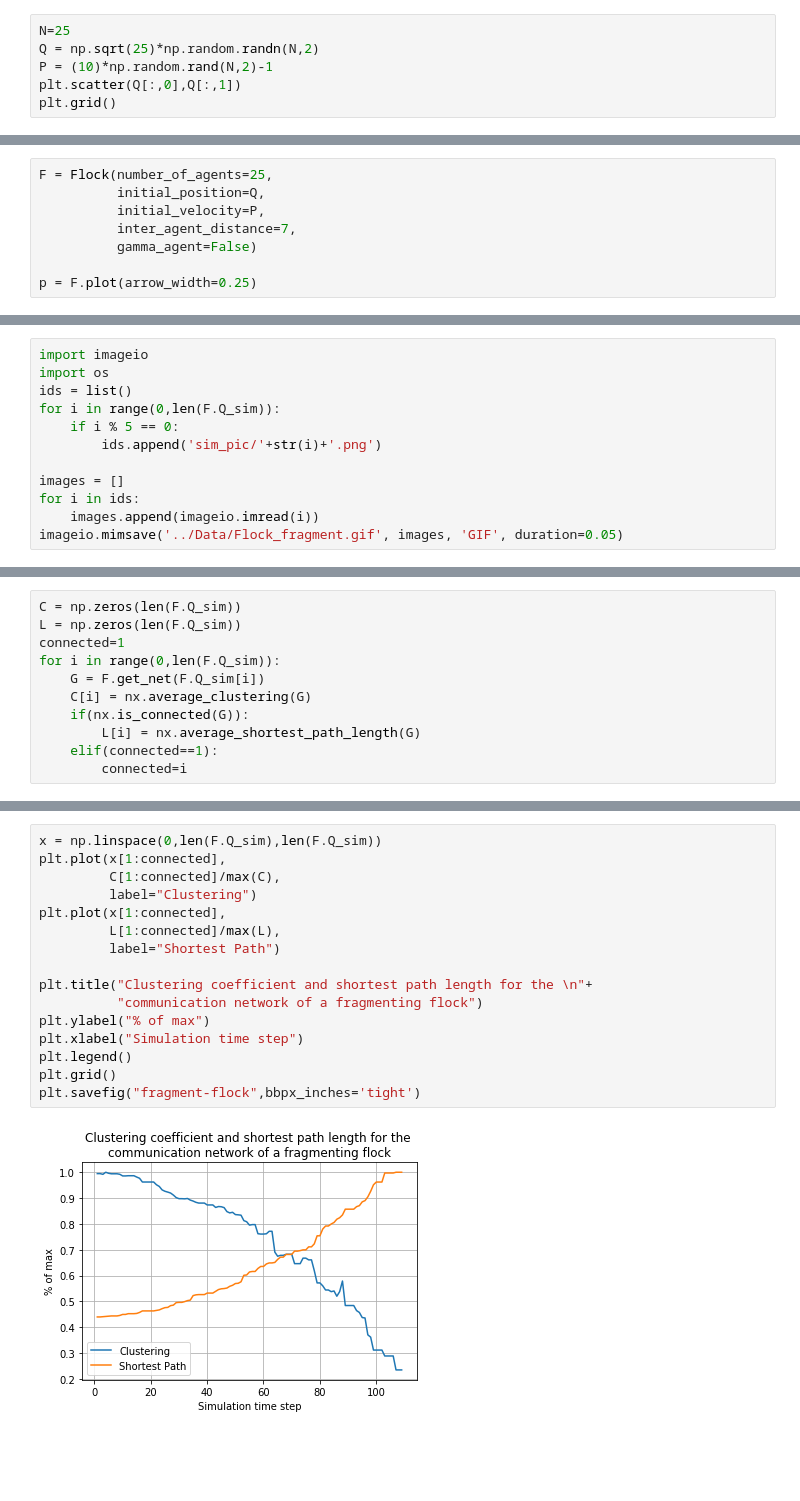
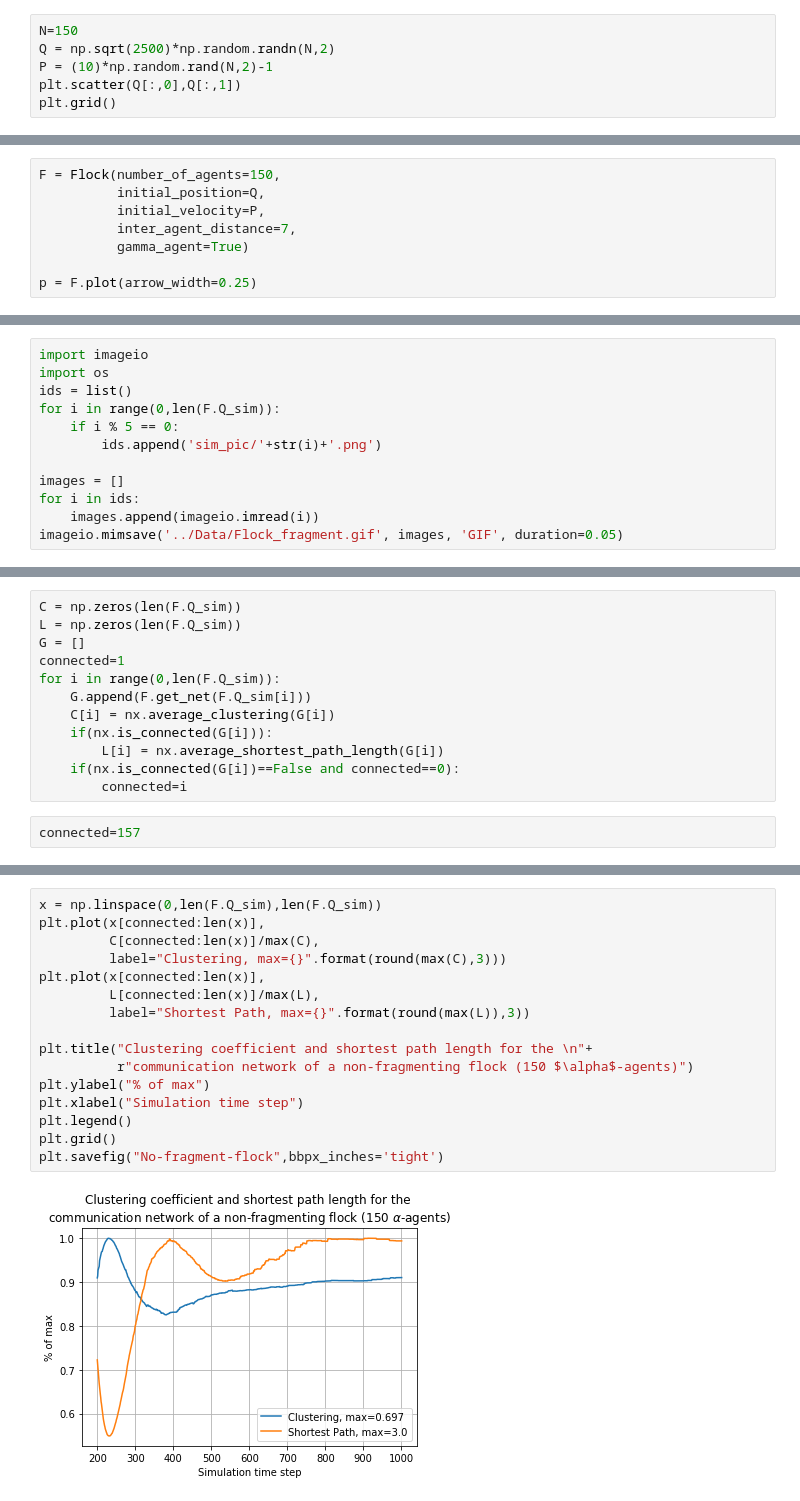
Before and after one commit to harveydevereux/Consensus, a Jupyter notebook: Notes/Flocking2.ipynb, the cells around one changed output, grey strips where cells are left out. Drawn from its saved outputs; the diff is of its cells as text; blank space fills up the shorter version.

Commit message:
graphs

```diff
--- a/Notes/Flocking2.ipynb
+++ b/Notes/Flocking2.ipynb
@@ -103,8 +103,8 @@ p=draw_graph(get_net(Q))
 # %% [output]
 [figure]
 # %%
-N=25
-Q = np.sqrt(25)*np.random.randn(N,2)
+N=150
+Q = np.sqrt(2500)*np.random.randn(N,2)
 P = (10)*np.random.rand(N,2)-1
 plt.scatter(Q[:,0],Q[:,1])
 plt.grid()
@@ -113,9 +113,9 @@ plt.grid()
 # %%
-F = Flock(number_of_agents=25,
+F = Flock(number_of_agents=150,
           initial_position=Q,
           initial_velocity=P,
           inter_agent_distance=7,
-          gamma_agent=False)
+          gamma_agent=True)
 
 p = F.plot(arrow_width=0.25)
 # %% [output]
@@ -243,11 +250,14 @@ F.Q_sim
 # %%
 C = np.zeros(len(F.Q_sim))
 L = np.zeros(len(F.Q_sim))
+G = []
 connected=1
 for i in range(0,len(F.Q_sim)):
-    G = F.get_net(F.Q_sim[i])
-    C[i] = nx.average_clustering(G)
-    if(nx.is_connected(G)):
-        L[i] = nx.average_shortest_path_length(G)
-    elif(connected==1):
+    G.append(F.get_net(F.Q_sim[i]))
+    C[i] = nx.average_clustering(G[i])
+    if(nx.is_connected(G[i])):
+        L[i] = nx.average_shortest_path_length(G[i])
+    if(nx.is_connected(G[i])==False and connected==0):
         connected=i
+# %%
+connected=157
@@ -254,21 +268,21 @@ for i in range(0,len(F.Q_sim)):
 # %%
 x = np.linspace(0,len(F.Q_sim),len(F.Q_sim))
-plt.plot(x[1:connected],
-         C[1:connected]/max(C),
-         label="Clustering")
-plt.plot(x[1:connected],
-         L[1:connected]/max(L),
-         label="Shortest Path")
+plt.plot(x[connected:len(x)],
+         C[connected:len(x)]/max(C),
+         label="Clustering, max={}".format(round(max(C),3)))
+plt.plot(x[connected:len(x)],
+         L[connected:len(x)]/max(L),
+         label="Shortest Path, max={}".format(round(max(L)),3))
 
 plt.title("Clustering coefficient and shortest path length for the \n"+
-          "communication network of a fragmenting flock")
+          r"communication network of a non-fragmenting flock (150 $\alpha$-agents)")
 plt.ylabel("% of max")
 plt.xlabel("Simulation time step")
 plt.legend()
 plt.grid()
-plt.savefig("fragment-flock",bbpx_inches='tight')
+plt.savefig("No-fragment-flock",bbpx_inches='tight')
 # %% [output]
-[figure, old version]
+[figure, new version]
 # %%
 connected
 # %% [output]
```
Also changed, not shown: parts of 20 cells of this notebook, 20 other files.
